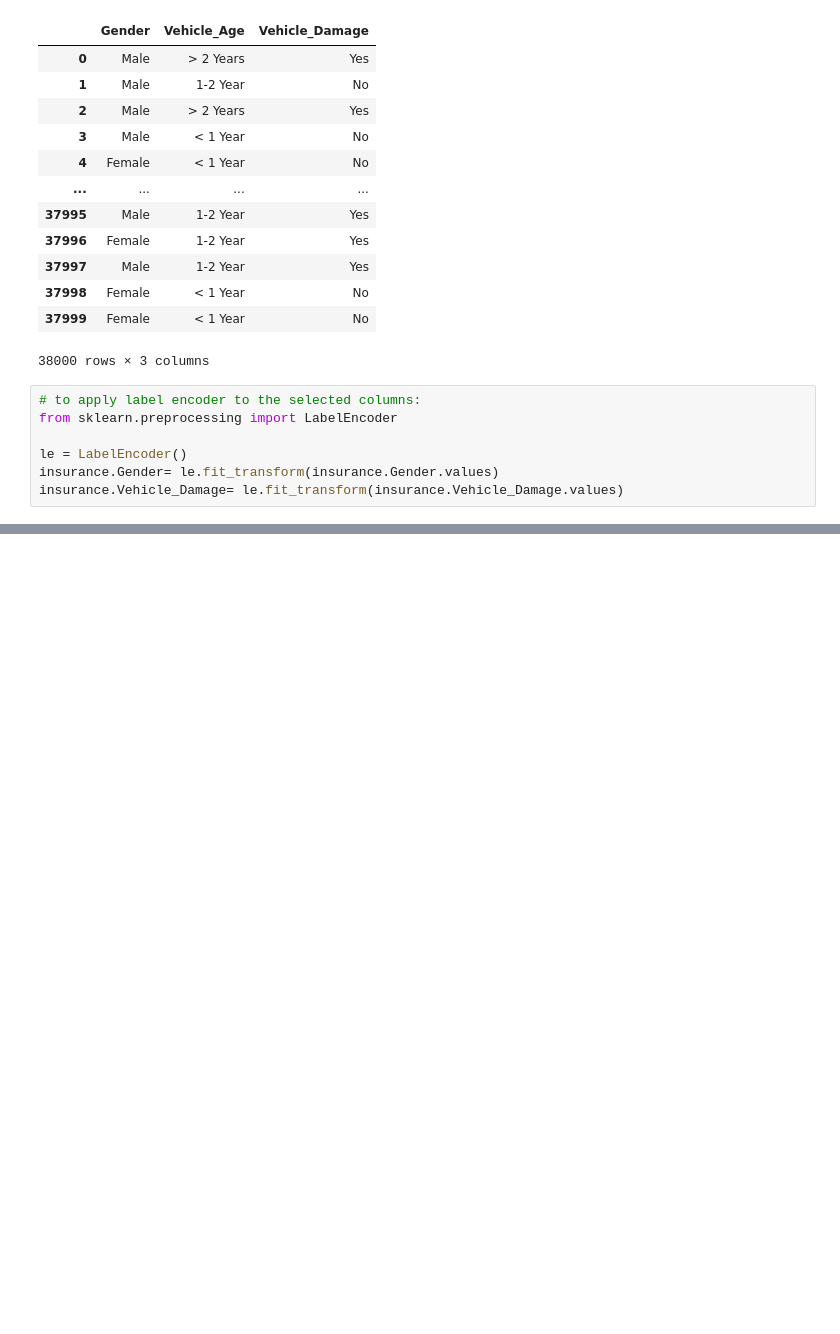
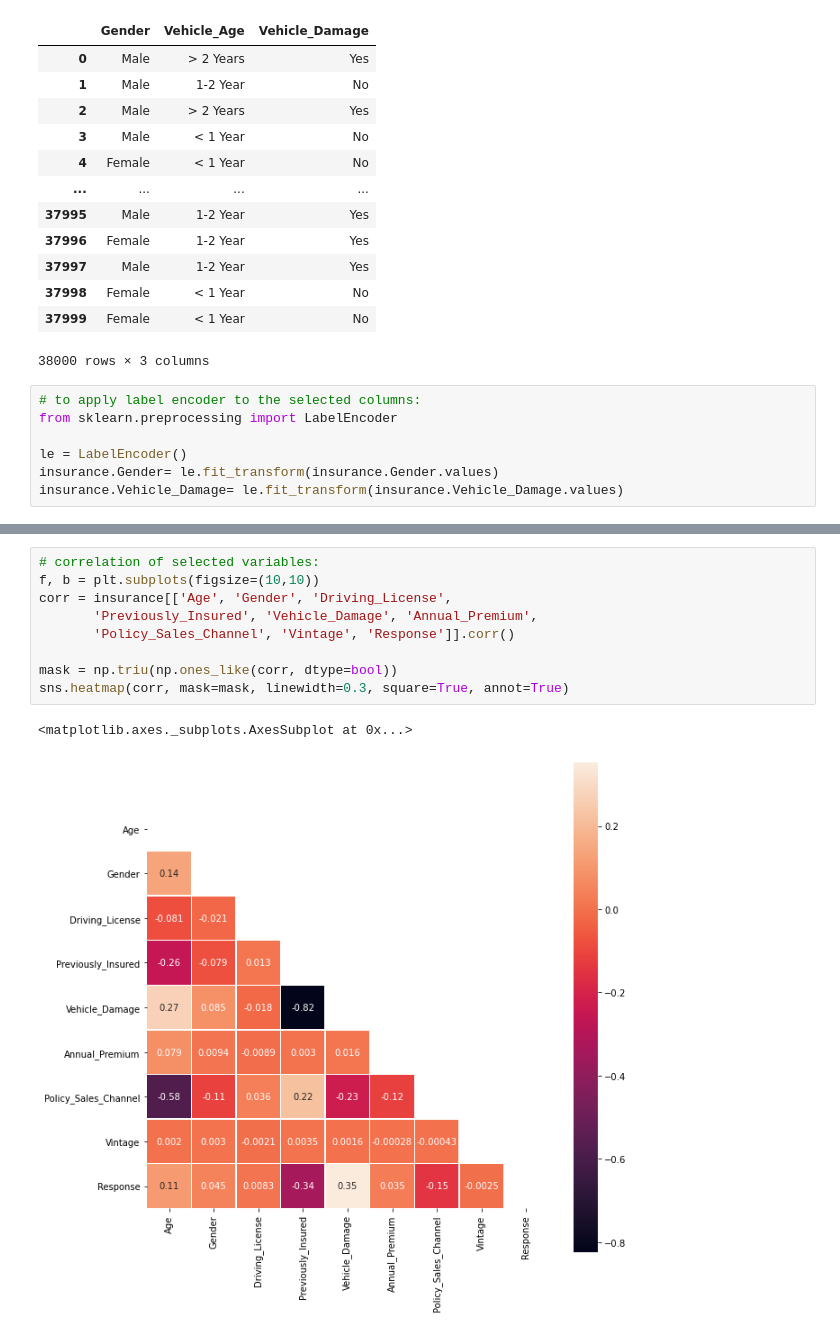
Before and after one commit to BehroozGharleghi/Health-insurance-sales-prediction, a Jupyter notebook: Health_insurance_sales_prediction.ipynb, the cells around one changed output, grey strips where cells are left out. Saved outputs shown, nothing was run; the diff lists cells and outputs as text; blank space fills up the shorter version.

```diff
--- a/Health_insurance_sales_prediction.ipynb
+++ b/Health_insurance_sales_prediction.ipynb
@@ -117,0 +136,12 @@ TypeError: 'numpy.ndarray' object is not callable
+# %%
+# correlation of selected variables:
+f, b = plt.subplots(figsize=(10,10))
+corr = insurance[['Age', 'Gender', 'Driving_License',
+       'Previously_Insured', 'Vehicle_Damage', 'Annual_Premium',
+       'Policy_Sales_Channel', 'Vintage', 'Response']].corr()
+
+mask = np.triu(np.ones_like(corr, dtype=bool))
+sns.heatmap(corr, mask=mask, linewidth=0.3, square=True, annot=True)
+# %% [output]
+<matplotlib.axes._subplots.AxesSubplot at 0x...>
+[figure, added]
```
Also changed, not shown: parts of 35 cells of this notebook, 2 other files.
